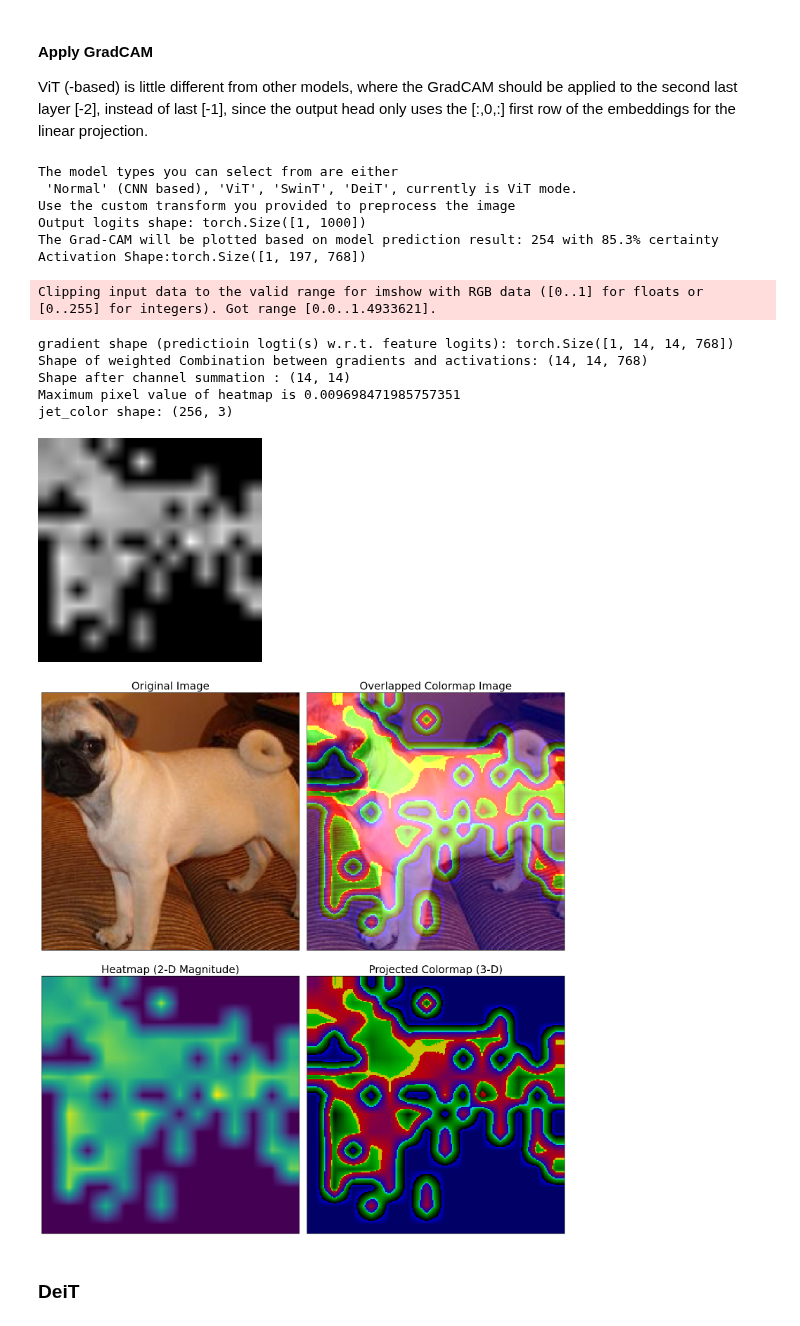
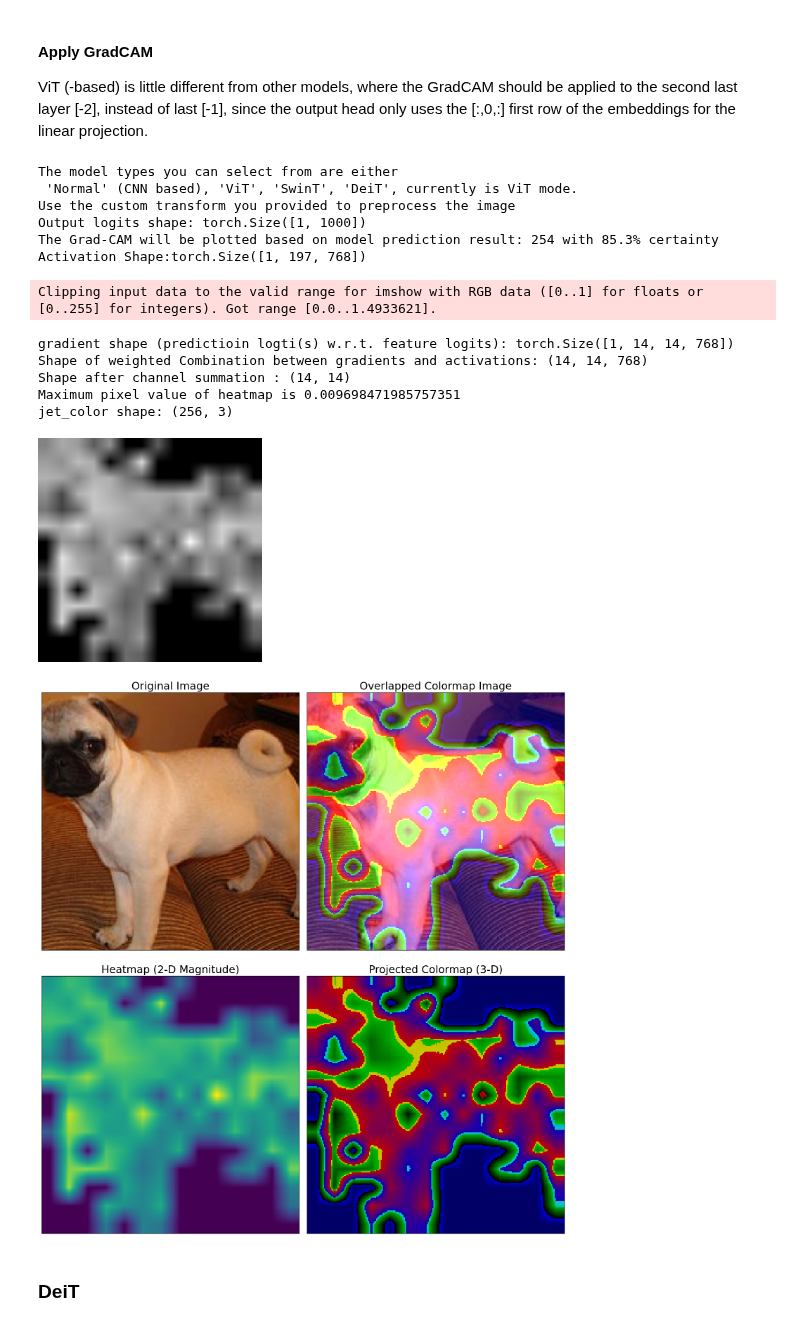
Before and after one commit to TyBruceChen/GradCAM-torch.nn.Module, a Jupyter notebook: test.ipynb, the cells around one changed output. Cells and saved outputs as stored; diff of their text form; code cells hidden in the pictures.

```diff
--- a/test.ipynb
+++ b/test.ipynb
@@ -70,36 +70,36 @@ ViT (-based) is little different from other models, where the GradCAM should be
 from grad_cam_code.grad_cam import *
 from timm.data.transforms_factory import create_transform
 from timm.data import resolve_data_config
 
 model = create_model('vit_base_patch16_224', pretrained=True)
 ## Remember to pass the corresponding preprocessing method, if not using default.
 config = resolve_data_config({}, model=model)
 transform = create_transform(**config)
 model.eval()
 
 ## Test image samples are from imagenet
 img_path = 'graphs/test_images/test2-pug-dog.png'
 #img_path = 'graphs/test_images/test4-hotdog.png'
 
 cam_vit = GradCAM(model,img_path, layer_name='blocks.10.drop_path2', model_type='ViT', transform = transform, verbose=True)
-cam_vit(heatmap_threshold=2)
+cam_vit(heatmap_threshold=5)
 cam_vit.imposing_visualization(save_path=f'img/ViT.png')
 cam_vit.heatmap
 # %% [output]
 The model types you can select from are either
  'Normal' (CNN based), 'ViT', 'SwinT', 'DeiT', currently is ViT mode.
 Use the custom transform you provided to preprocess the image
 Output logits shape: torch.Size([1, 1000])
 The Grad-CAM will be plotted based on model prediction result: 254 with 85.3% certainty
 Activation Shape:torch.Size([1, 197, 768])
 Clipping input data to the valid range for imshow with RGB data ([0..1] for floats or [0..255] for integers). Got range [0.0..1.4933621].
 gradient shape (predictioin logti(s) w.r.t. feature logits): torch.Size([1, 14, 14, 768])
 Shape of weighted Combination between gradients and activations: (14, 14, 768)
 Shape after channel summation : (14, 14)
 Maximum pixel value of heatmap is 0.009698471985757351
 jet_color shape: (256, 3)
-[figure, old version]
+[figure, new version]
-[figure, old version]
+[figure, new version]
 # %% [markdown]
 ### DeiT
 # %% [markdown]
```
Also changed, not shown: parts of 1 cell of this notebook, 10 other files.
